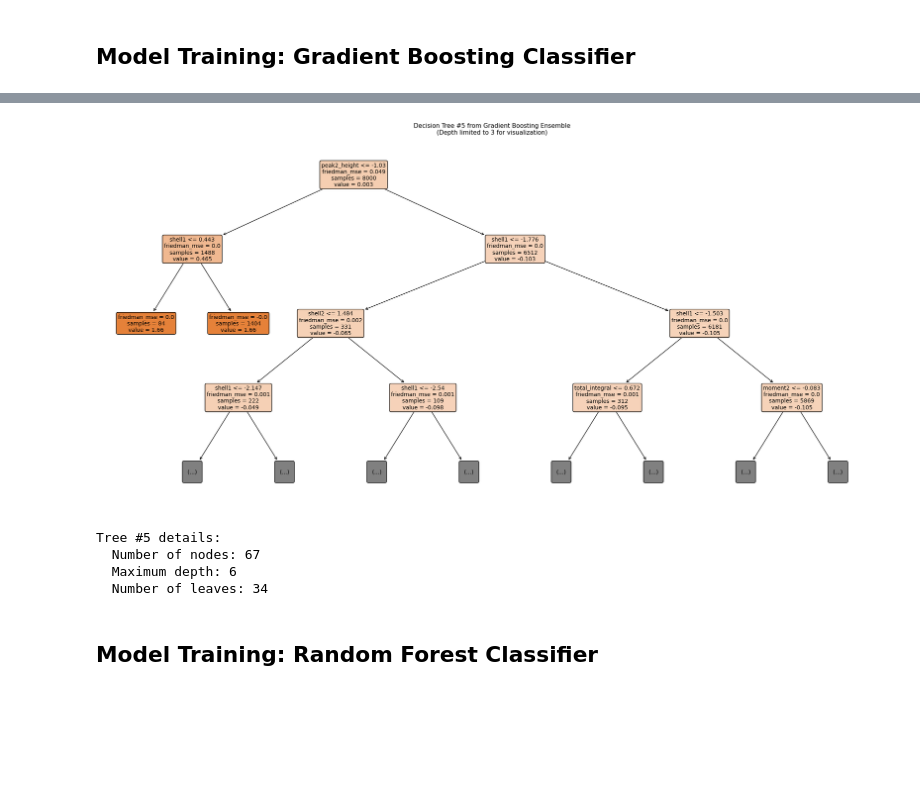
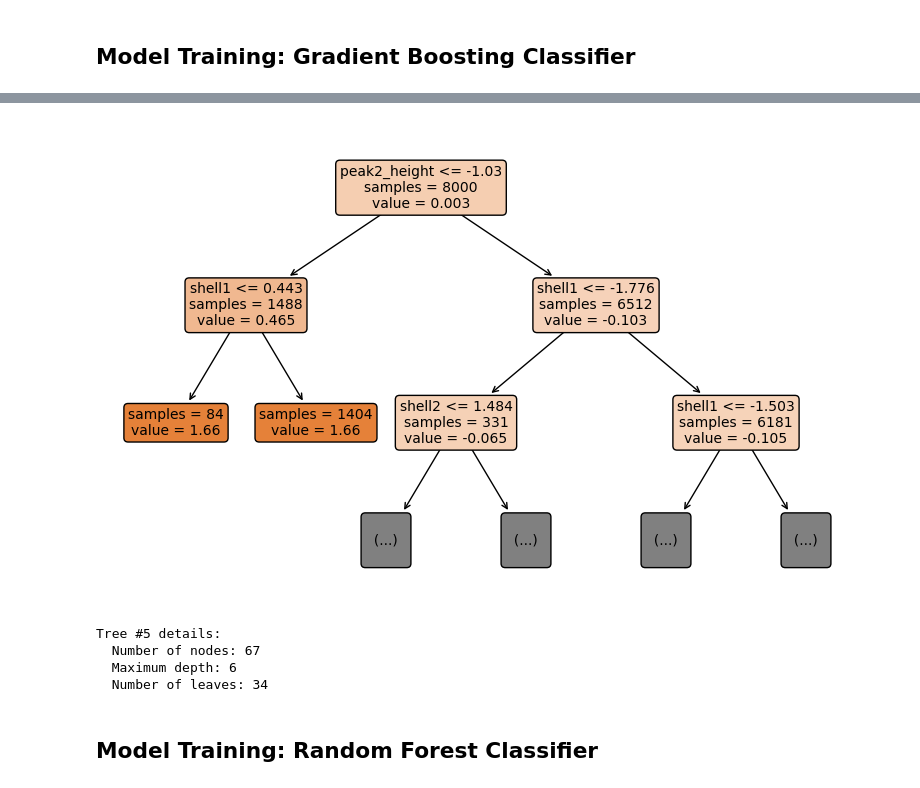
Before and after one commit to grebenyyk/PDF-NN, a Jupyter notebook: complete workflow/descriptors/A-descriptors-CeO2.ipynb, the cells around one changed output, grey strips where cells are left out. Drawn from its saved outputs; the diff is of its cells as text; code cells hidden in the pictures; blank space fills up the shorter version.

```diff
--- a/complete workflow/descriptors/A-descriptors-CeO2.ipynb
+++ b/complete workflow/descriptors/A-descriptors-CeO2.ipynb
@@ -98,7 +98,7 @@ if len(files_pdf) > 0:
             peak_positions.append((r_min + r_max) / 2.0)
             peak_heights.append(0.0)
 
-    fig, ax = plt.subplots(figsize=(6, 4), dpi=300)
+    fig, ax = plt.subplots(figsize=(5, 4.5), dpi=300)
     ax.plot(data.r, data.g, color='black', linewidth=1)
 
     # Shade peak regions
@@ -571,30 +571,33 @@ Top 5 most important PDF features:
 # %%
 # Visualize a single tree from the Gradient Boosting ensemble
 from sklearn.tree import plot_tree
 
 # Select a tree to visualize (e.g., the 5th estimator)
 tree_index = 4  # 5th tree (0-indexed)
 
-plt.figure(figsize=(20, 10))
+plt.figure(figsize=(8, 5))
 plot_tree(
     gb_classifier.estimators_[tree_index, 0],
     feature_names=feature_names_clean,
+    proportion=False,
+    label='all',
     class_names=[str(i) for i in sorted(np.unique(y))],
     filled=True,
     rounded=True,
+    impurity=False,
     fontsize=10,
-    max_depth=3  # Limit depth for visualization clarity
+    max_depth=2  # Limit depth for visualization clarity
 )
-plt.title(f'Decision Tree #{tree_index + 1} from Gradient Boosting Ensemble\n(Depth limited to 3 for visualization)')
+#plt.title(f'Decision Tree #{tree_index + 1} from Gradient Boosting Ensemble\n(Depth limited to 3 for visualization)')
 plt.tight_layout()
 plt.show()
 
 print(f"Tree #{tree_index + 1} details:")
 print(f"  Number of nodes: {gb_classifier.estimators_[tree_index, 0].tree_.node_count}")
 print(f"  Maximum depth: {gb_classifier.estimators_[tree_index, 0].tree_.max_depth}")
 print(f"  Number of leaves: {gb_classifier.estimators_[tree_index, 0].tree_.n_leaves}")
 # %% [output]
-[figure, old version]
+[figure, new version]
 Tree #5 details:
   Number of nodes: 67
   Maximum depth: 6
```
Also changed, not shown: parts of 10 cells of this notebook.
